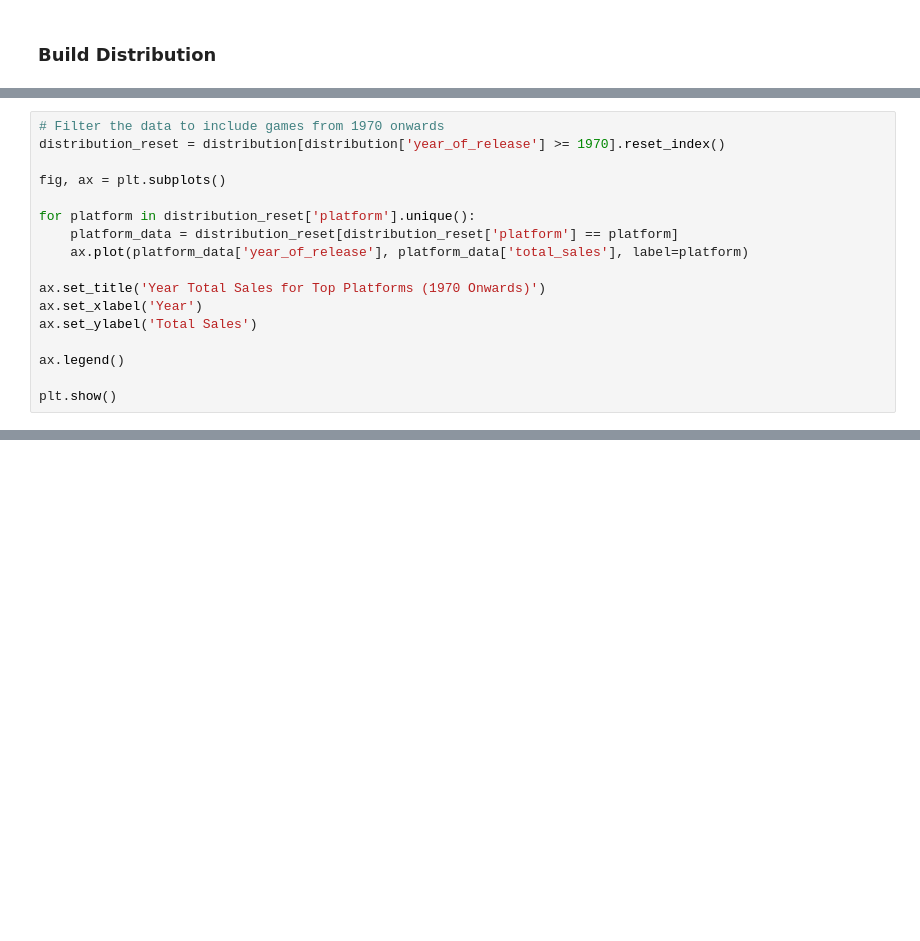
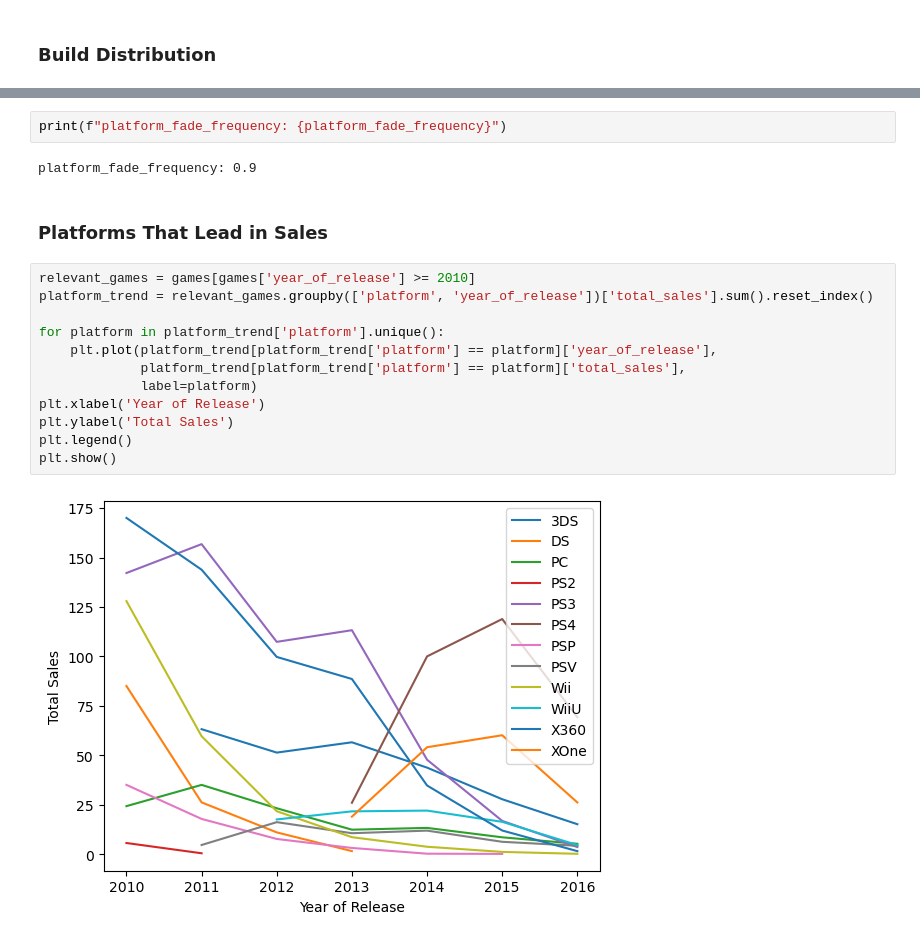
Before and after one commit to xevihaqeel/GameData, a Jupyter notebook: VideoGameDataAnalysis.ipynb, the cells around one changed output, grey strips where cells are left out. Saved outputs shown, nothing was run; the diff lists cells and outputs as text; blank space fills up the shorter version.

```diff
--- a/VideoGameDataAnalysis.ipynb
+++ b/VideoGameDataAnalysis.ipynb
@@ -169,17 +137,0 @@ Index(['platform', 'year_of_release', 'total_sales'], dtype='object')
-# %%
-# Filter the data to include games from 1970 onwards
-distribution_reset = distribution[distribution['year_of_release'] >= 1970].reset_index()
-
-fig, ax = plt.subplots()
-
-for platform in distribution_reset['platform'].unique():
-    platform_data = distribution_reset[distribution_reset['platform'] == platform]
-    ax.plot(platform_data['year_of_release'], platform_data['total_sales'], label=platform)
-
-ax.set_title('Year Total Sales for Top Platforms (1970 Onwards)')
-ax.set_xlabel('Year')
-ax.set_ylabel('Total Sales')
-
-ax.legend()
-
-plt.show()
@@ -247,0 +179,20 @@ display(games)
+# %%
+print(f"platform_fade_frequency: {platform_fade_frequency}")
+# %% [output]
+platform_fade_frequency: 0.9
+# %% [markdown]
+### Platforms That Lead in Sales
+# %%
+relevant_games = games[games['year_of_release'] >= 2010]
+platform_trend = relevant_games.groupby(['platform', 'year_of_release'])['total_sales'].sum().reset_index()
+
+for platform in platform_trend['platform'].unique():
+    plt.plot(platform_trend[platform_trend['platform'] == platform]['year_of_release'],
+             platform_trend[platform_trend['platform'] == platform]['total_sales'],
+             label=platform)
+plt.xlabel('Year of Release')
+plt.ylabel('Total Sales')
+plt.legend()
+plt.show()
+# %% [output]
+[figure, added]
```
Also changed, not shown: parts of 38 cells of this notebook.
